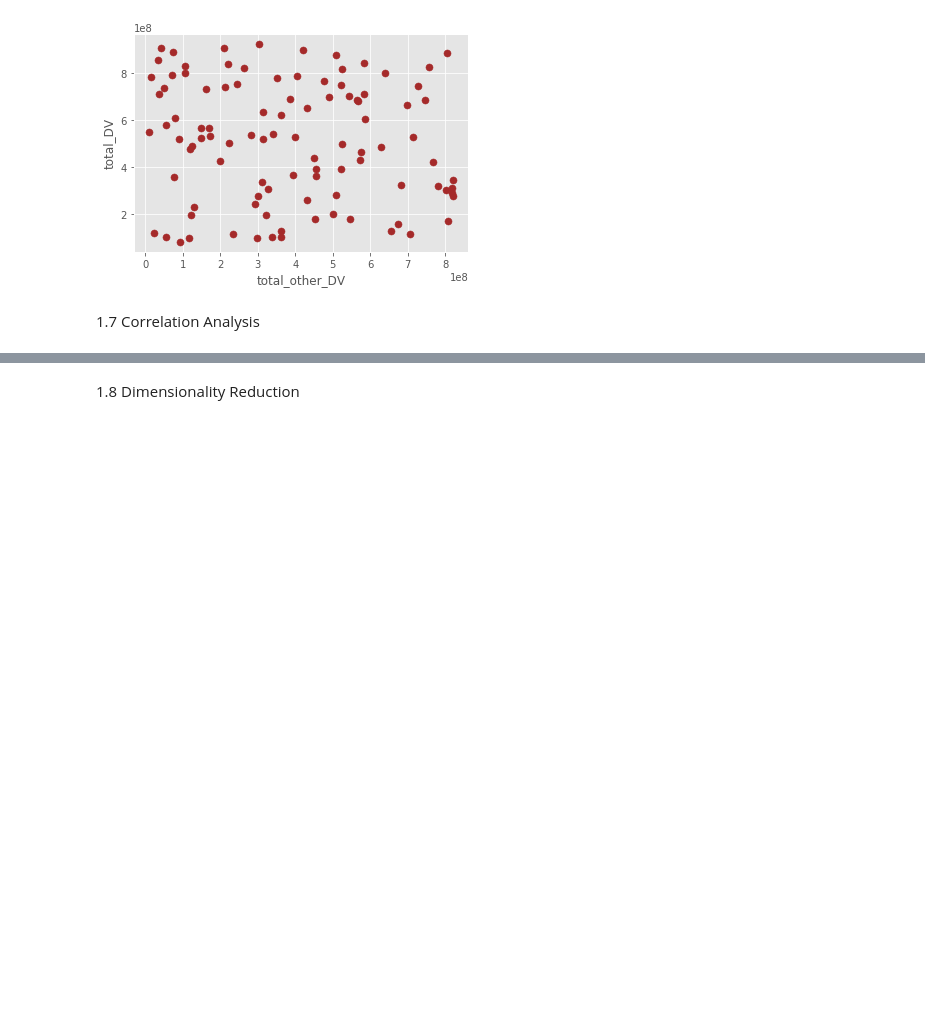
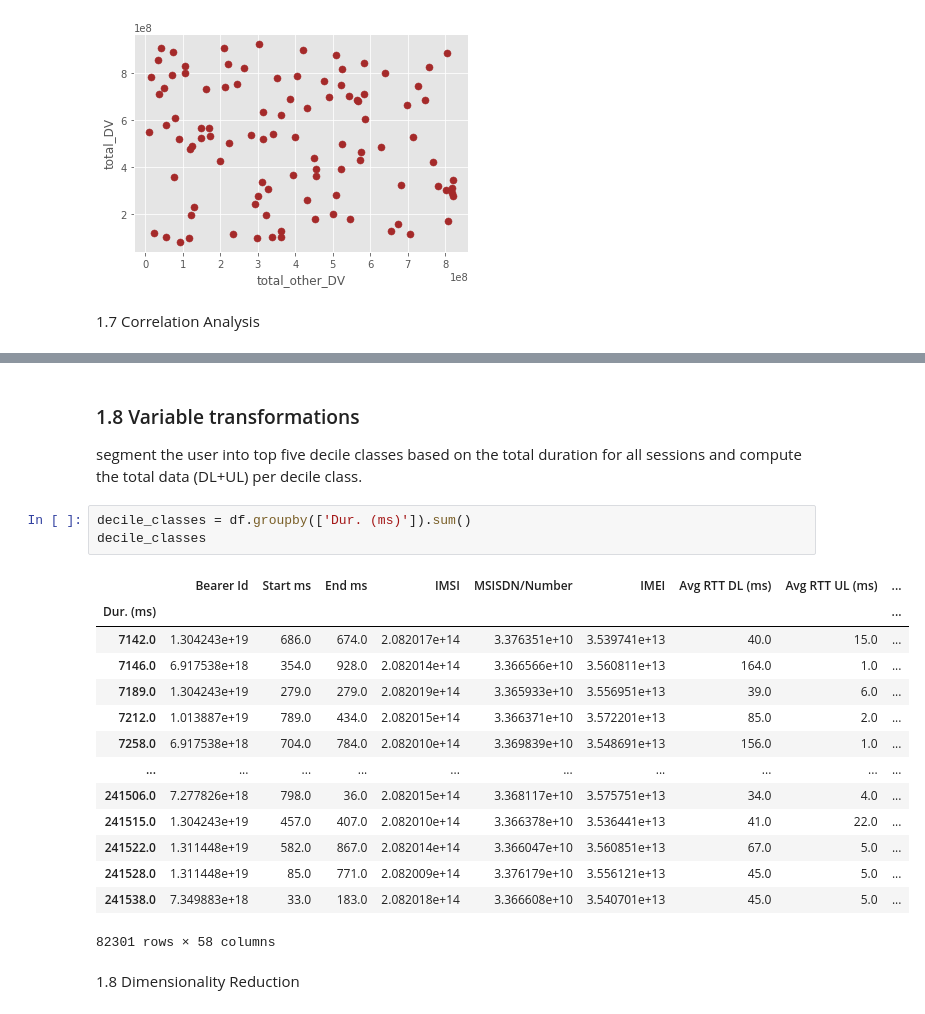
Before and after one commit to andyalex234/Telecom_User_Analytics, a Jupyter notebook: notebooks/user_overview_analysis.ipynb, the cells around one changed output, grey strips where cells are left out. Drawn from its saved outputs; the diff is of its cells as text; blank space fills up the shorter version.

```diff
--- a/notebooks/user_overview_analysis.ipynb
+++ b/notebooks/user_overview_analysis.ipynb
@@ -670,2 +725,23 @@ df[df['total_other_DV'] > 1.729234e+06].sample(100).plot.scatter(x='total_other_
+# %% [markdown]
+### 1.8 Variable transformations
+segment the user into top five decile classes based on the total duration for all sessions and compute the total data (DL+UL) per decile class.
+# %%
+decile_classes = df.groupby(['Dur. (ms)']).sum()
+decile_classes
+# %% [output]
+|  | Bearer Id | Start ms | End ms | IMSI | MSISDN/Number | IMEI | Avg RTT DL (ms) | Avg RTT UL (ms) | ... |
+| Dur. (ms) |  |  |  |  |  |  |  |  | ... |
+| 7142.0 | 1.304243e+19 | 686.0 | 674.0 | 2.082017e+14 | 3.376351e+10 | 3.539741e+13 | 40.0 | 15.0 | ... |
+| 7146.0 | 6.917538e+18 | 354.0 | 928.0 | 2.082014e+14 | 3.366566e+10 | 3.560811e+13 | 164.0 | 1.0 | ... |
+| 7189.0 | 1.304243e+19 | 279.0 | 279.0 | 2.082019e+14 | 3.365933e+10 | 3.556951e+13 | 39.0 | 6.0 | ... |
+| 7212.0 | 1.013887e+19 | 789.0 | 434.0 | 2.082015e+14 | 3.366371e+10 | 3.572201e+13 | 85.0 | 2.0 | ... |
+| 7258.0 | 6.917538e+18 | 704.0 | 784.0 | 2.082010e+14 | 3.369839e+10 | 3.548691e+13 | 156.0 | 1.0 | ... |
+| ... | ... | ... | ... | ... | ... | ... | ... | ... | ... |
+| 241506.0 | 7.277826e+18 | 798.0 | 36.0 | 2.082015e+14 | 3.368117e+10 | 3.575751e+13 | 34.0 | 4.0 | ... |
+| 241515.0 | 1.304243e+19 | 457.0 | 407.0 | 2.082010e+14 | 3.366378e+10 | 3.536441e+13 | 41.0 | 22.0 | ... |
+| 241522.0 | 1.311448e+19 | 582.0 | 867.0 | 2.082014e+14 | 3.366047e+10 | 3.560851e+13 | 67.0 | 5.0 | ... |
+| 241528.0 | 1.311448e+19 | 85.0 | 771.0 | 2.082009e+14 | 3.376179e+10 | 3.556121e+13 | 45.0 | 5.0 | ... |
+| 241538.0 | 7.349883e+18 | 33.0 | 183.0 | 2.082018e+14 | 3.366608e+10 | 3.540701e+13 | 45.0 | 5.0 | ... |
+82301 rows × 58 columns
 # %% [markdown]
 1.8 Dimensionality Reduction
```
Also changed, not shown: parts of 6 cells of this notebook.
